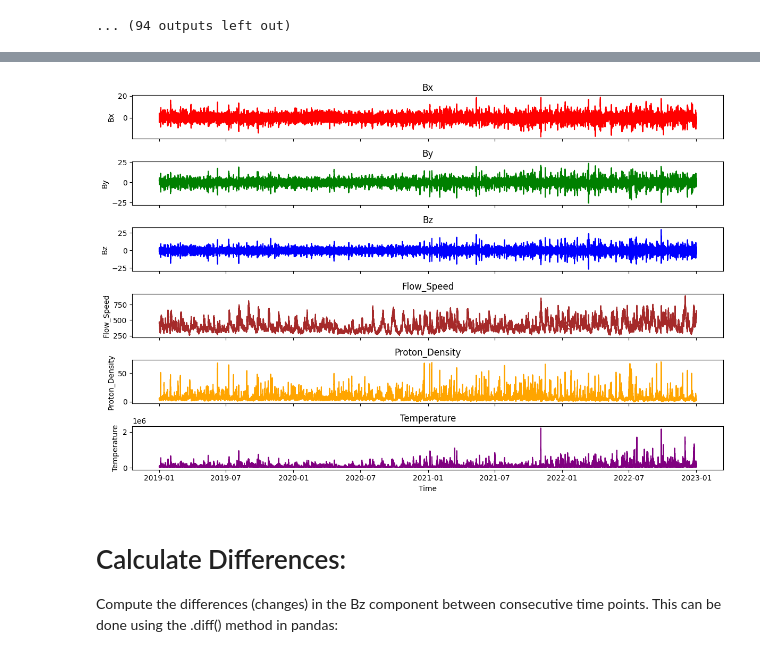
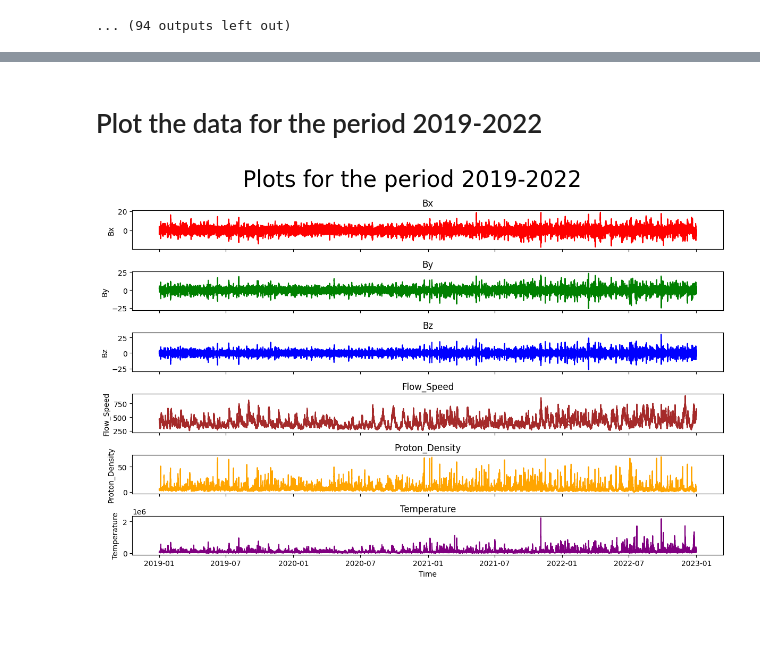
Before and after one commit to ChrysKoum/NASA-Space-Apps-Challenge-2023, a Jupyter notebook: Programs/Plotting.ipynb, the cells around one changed output, grey strips where cells are left out. Saved outputs shown, nothing was run; the diff lists cells and outputs as text; code cells hidden in the pictures; blank space fills up the shorter version.

```diff
--- a/Programs/Plotting.ipynb
+++ b/Programs/Plotting.ipynb
@@ -170,5 +170,3 @@ Maximum: 9.60
 99th Percentile: 6.30
 [figure]
 ... (94 outputs left out)
-# %%
-data = data.drop_duplicates()
@@ -180,7 +224,10 @@ duplicate_rows
+# %% [markdown]
+# Plot the data for the period 2019-2022
 # %%
 # Create separate subplots for each line
+
 fig, axs = plt.subplots(6, 1, figsize=(12, 8), sharex=True)
-
+fig.suptitle("Plots for the period 2019-2022", fontsize=30)
 # Plot Bx
 axs[0].plot(data['Time'], data['Bx'], color='red')
 axs[0].set_ylabel('Bx')
@@ -191,35 +238,31 @@ axs[1].plot(data['Time'], data['By'], color='green')
 axs[1].set_ylabel('By')
 axs[1].set_title('By')
 
 # Plot Bz
 axs[2].plot(data['Time'], data['Bz'], color='blue')
 axs[2].set_ylabel('Bz')
 axs[2].set_title('Bz')
 
 # Plot Flow_Speed
 axs[3].plot(data['Time'], data['Flow_Speed'], color='brown')
 axs[3].set_ylabel('Flow_Speed')
 axs[3].set_title('Flow_Speed')
 
 # Plot Proton_Density
 axs[4].plot(data['Time'], data['Proton_Density'], color='orange')
 axs[4].set_ylabel('Proton_Density')
 axs[4].set_title('Proton_Density')
 
 # Plot Temperature
 axs[5].plot(data['Time'], data['Temperature'], color='purple')
 axs[5].set_xlabel('Time')
 axs[5].set_ylabel('Temperature')
 axs[5].set_title('Temperature')
 
 # Adjust spacing between subplots
 plt.tight_layout()
 
 # Display the plots
 plt.show()
 # %% [output]
-[figure, old version]
+[figure, new version]
-# %% [markdown]
-# Calculate Differences:
-
-Compute the differences (changes) in the Bz component between consecutive time points. This can be done using the .diff() method in pandas:
```
Also changed, not shown: parts of 13 cells of this notebook.
